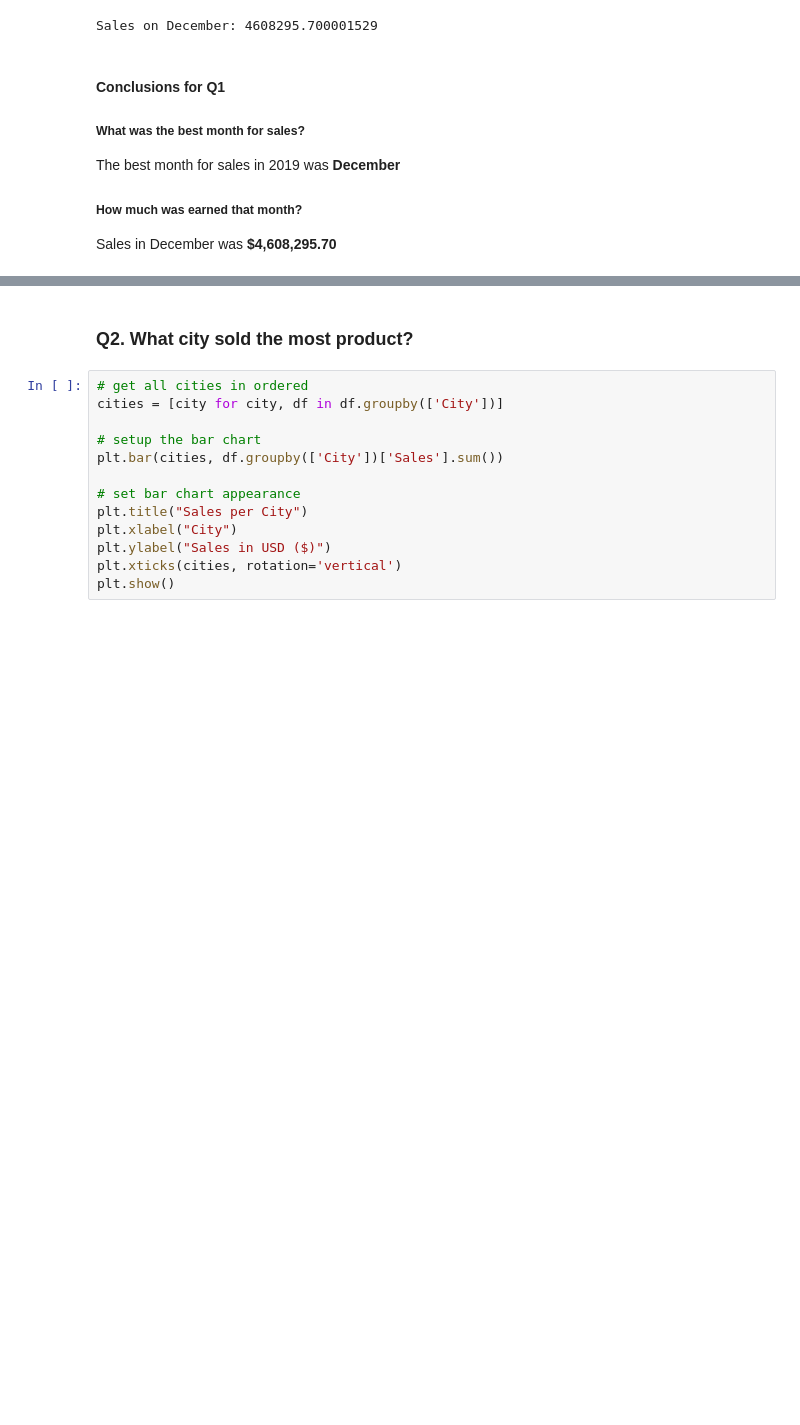
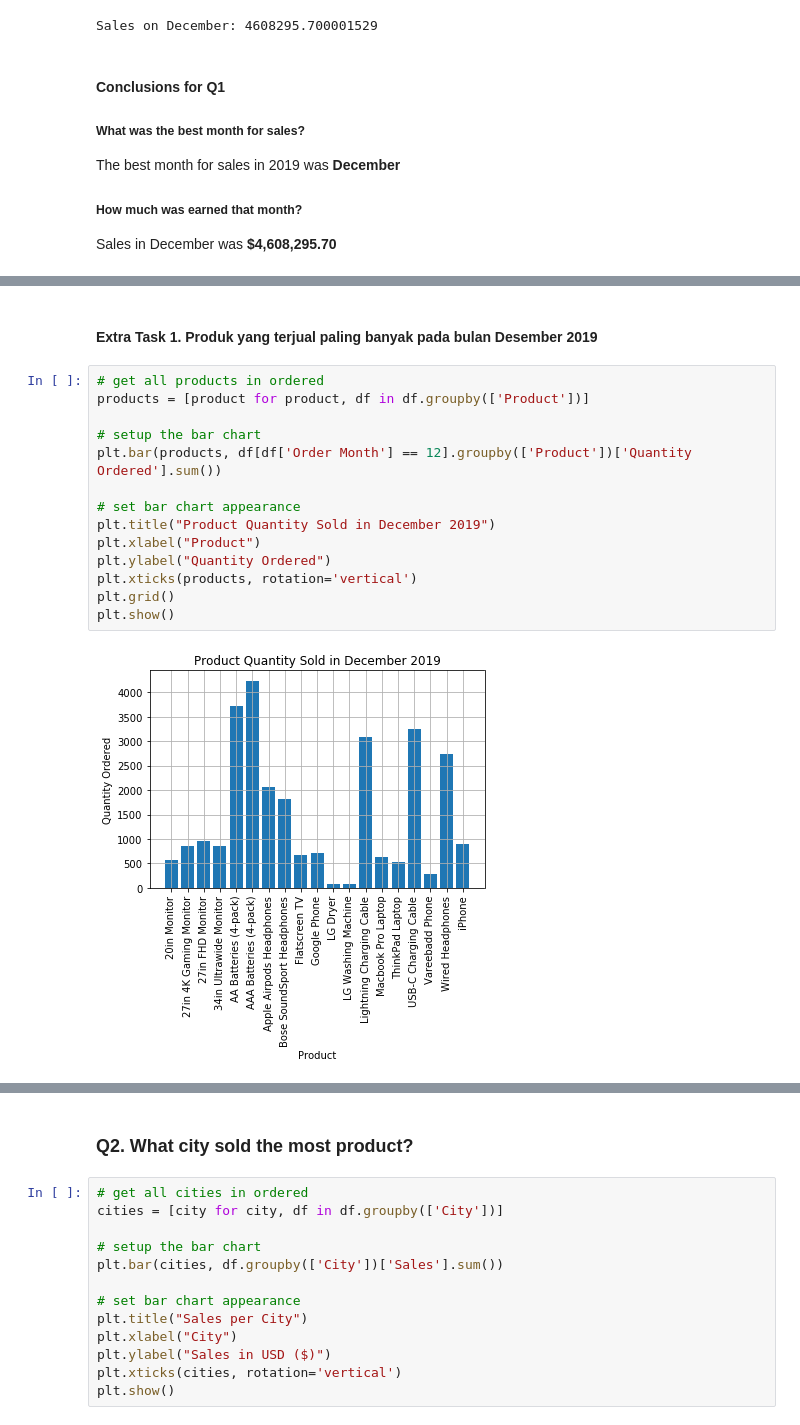
Before and after one commit to ricoputrap/electrosales-2019, a Jupyter notebook: SalesAnalysis.ipynb, the cells around one changed output, grey strips where cells are left out. Cells and saved outputs as stored; diff of their text form; blank space fills up the shorter version.

Commit message:
DONE extra analysis on Q1

```diff
--- a/SalesAnalysis.ipynb
+++ b/SalesAnalysis.ipynb
@@ -494,0 +507,18 @@ Sales in December was **$4,608,295.70**
+# %% [markdown]
+#### Extra Task 1. Produk yang terjual paling banyak pada bulan Desember 2019
+# %%
+# get all products in ordered
+products = [product for product, df in df.groupby(['Product'])]
+
+# setup the bar chart
+plt.bar(products, df[df['Order Month'] == 12].groupby(['Product'])['Quantity Ordered'].sum())
+
+# set bar chart appearance
+plt.title("Product Quantity Sold in December 2019")
+plt.xlabel("Product")
+plt.ylabel("Quantity Ordered")
+plt.xticks(products, rotation='vertical')
+plt.grid()
+plt.show()
+# %% [output]
+[figure, added]
```
Also changed, not shown: parts of 12 cells of this notebook.
